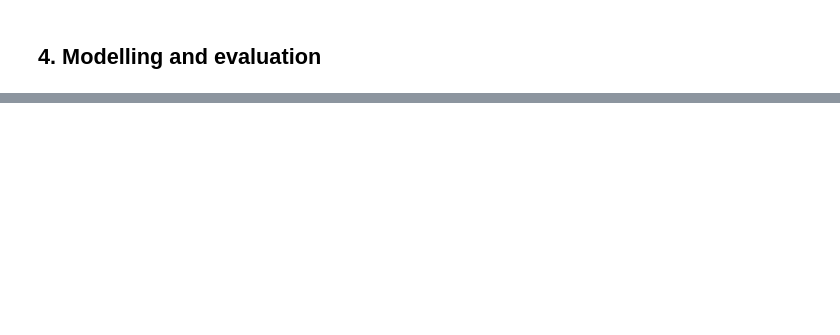
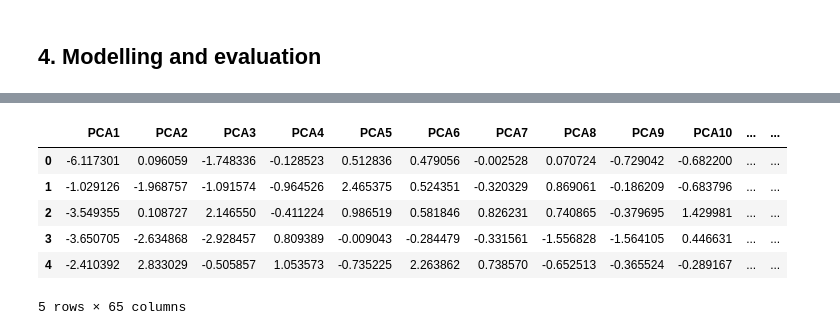
Before and after one commit to jawad360/epgp-course-casestudy-telecom-churn, a Jupyter notebook: submission.ipynb, the cells around one changed output, grey strips where cells are left out. Cells and saved outputs as stored; diff of their text form; code cells hidden in the pictures; blank space fills up the shorter version.

```diff
--- a/submission.ipynb
+++ b/submission.ipynb
@@ -479,0 +679,14 @@ X_train_pca.head()
+# %%
+X_test_pca = pca.transform(X_test)
+# %%
+columns = [f"PCA{i}" for i in range(1, len(X_test_pca[0]) + 1)]
+X_test_pca = pd.DataFrame(X_test_pca, columns=columns)
+X_test_pca.head()
+# %% [output]
+|  | PCA1 | PCA2 | PCA3 | PCA4 | PCA5 | PCA6 | PCA7 | PCA8 | PCA9 | PCA10 | ... | ... |
+| 0 | -6.117301 | 0.096059 | -1.748336 | -0.128523 | 0.512836 | 0.479056 | -0.002528 | 0.070724 | -0.729042 | -0.682200 | ... | ... |
+| 1 | -1.029126 | -1.968757 | -1.091574 | -0.964526 | 2.465375 | 0.524351 | -0.320329 | 0.869061 | -0.186209 | -0.683796 | ... | ... |
+| 2 | -3.549355 | 0.108727 | 2.146550 | -0.411224 | 0.986519 | 0.581846 | 0.826231 | 0.740865 | -0.379695 | 1.429981 | ... | ... |
+| 3 | -3.650705 | -2.634868 | -2.928457 | 0.809389 | -0.009043 | -0.284479 | -0.331561 | -1.556828 | -1.564105 | 0.446631 | ... | ... |
+| 4 | -2.410392 | 2.833029 | -0.505857 | 1.053573 | -0.735225 | 2.263862 | 0.738570 | -0.652513 | -0.365524 | -0.289167 | ... | ... |
+5 rows × 65 columns
```
Also changed, not shown: parts of 60 cells of this notebook.
